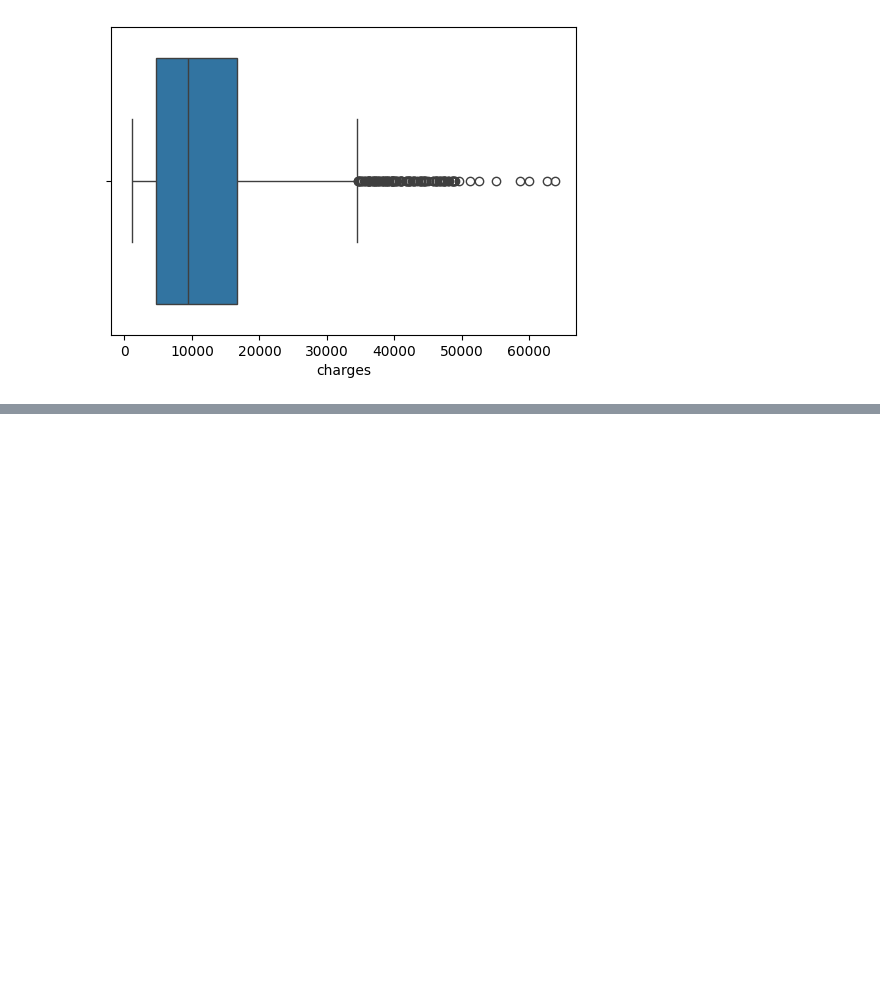
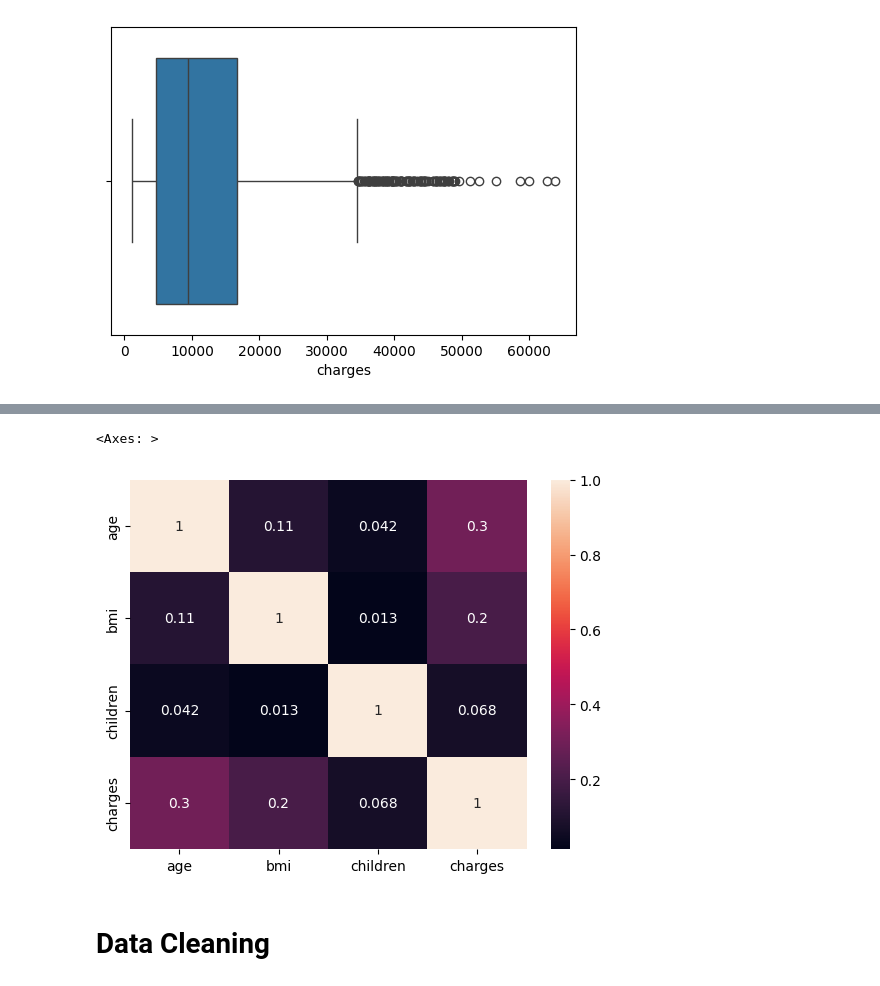
Before and after one commit to Devan7705/DataPreprocessing_Insurance_Pr1, a Jupyter notebook: Insurance.ipynb, the cells around one changed output, grey strips where cells are left out. Drawn from its saved outputs; the diff is of its cells as text; code cells hidden in the pictures; blank space fills up the shorter version.

Commit message:
Done Data Cleaning

```diff
--- a/Untitled.ipynb
+++ b/Insurance.ipynb
@@ -115,0 +124,7 @@ for col in numeric_cols:
+# %%
+sns.heatmap(df.corr(numeric_only=True),annot=True)
+# %% [output]
+<Axes: >
+[figure, added]
+# %% [markdown]
+# Data Cleaning
```
Also changed, not shown: parts of 16 cells of this notebook, 1 other file.
